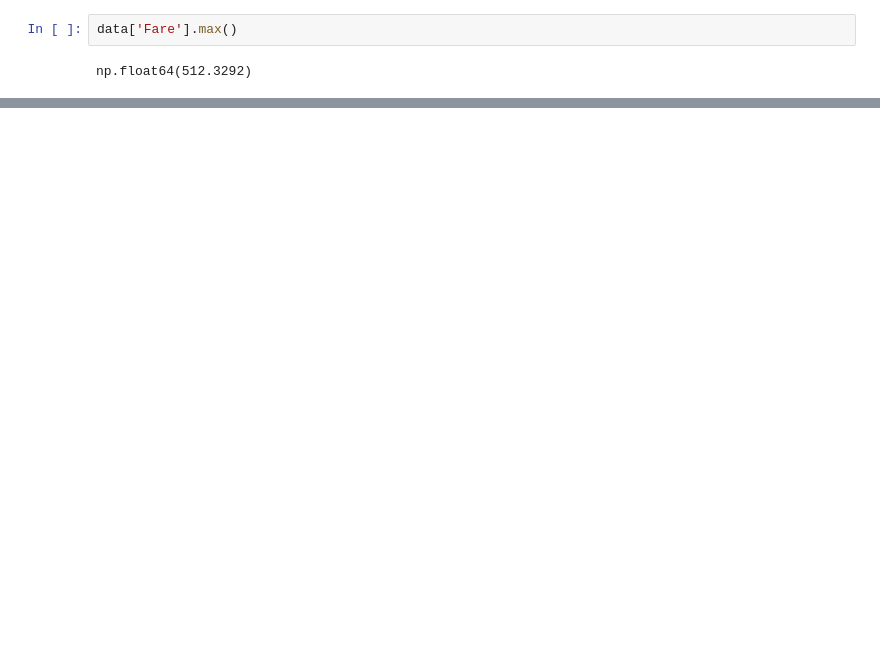
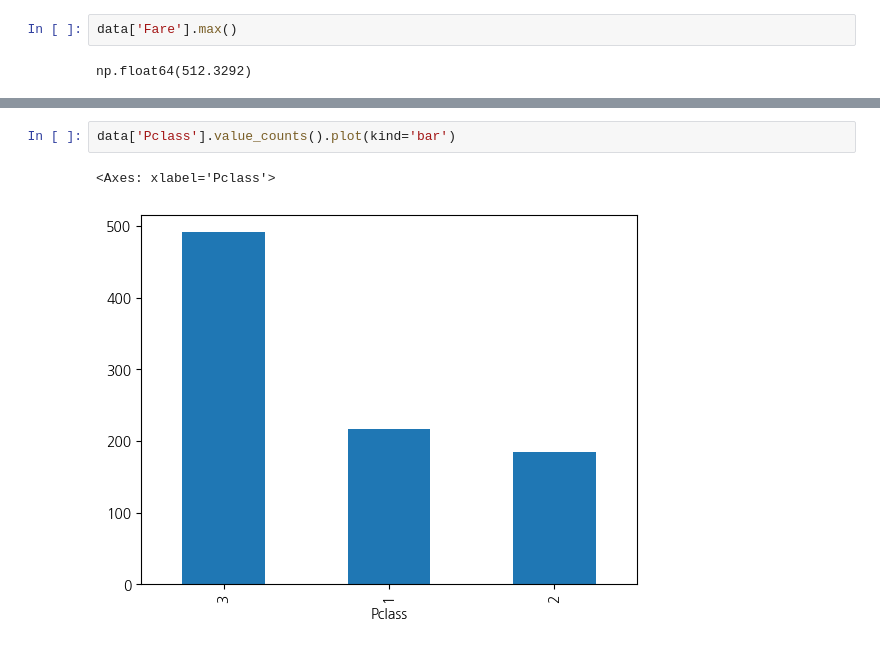
Before and after one commit to git605959/fintech, a Jupyter notebook: 05 machine_learning/08지도학습_분류분석_의사결정나무.ipynb, the cells around one changed output, grey strips where cells are left out. Cells and saved outputs as stored; diff of their text form; blank space fills up the shorter version.

```diff
--- a/05 machine_learning/08지도학습_분류분석_의사결정나무.ipynb
+++ b/05 machine_learning/08지도학습_분류분석_의사결정나무.ipynb
@@ -227,0 +329,5 @@ data[data['Fare']==512.3292]
+# %%
+data['Pclass'].value_counts().plot(kind='bar')
+# %% [output]
+<Axes: xlabel='Pclass'>
+[figure, added]
```
Also changed, not shown: parts of 39 cells of this notebook, 4 other files.
